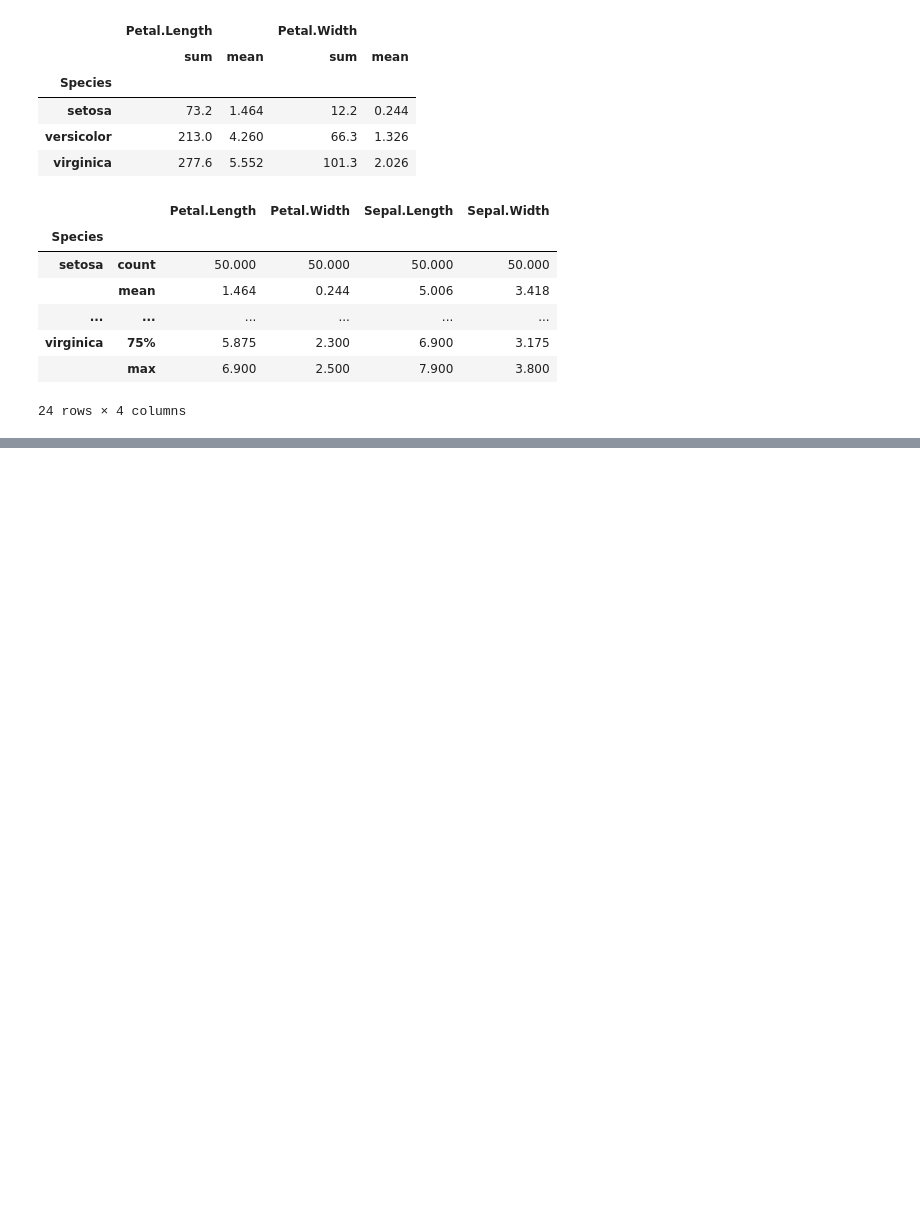
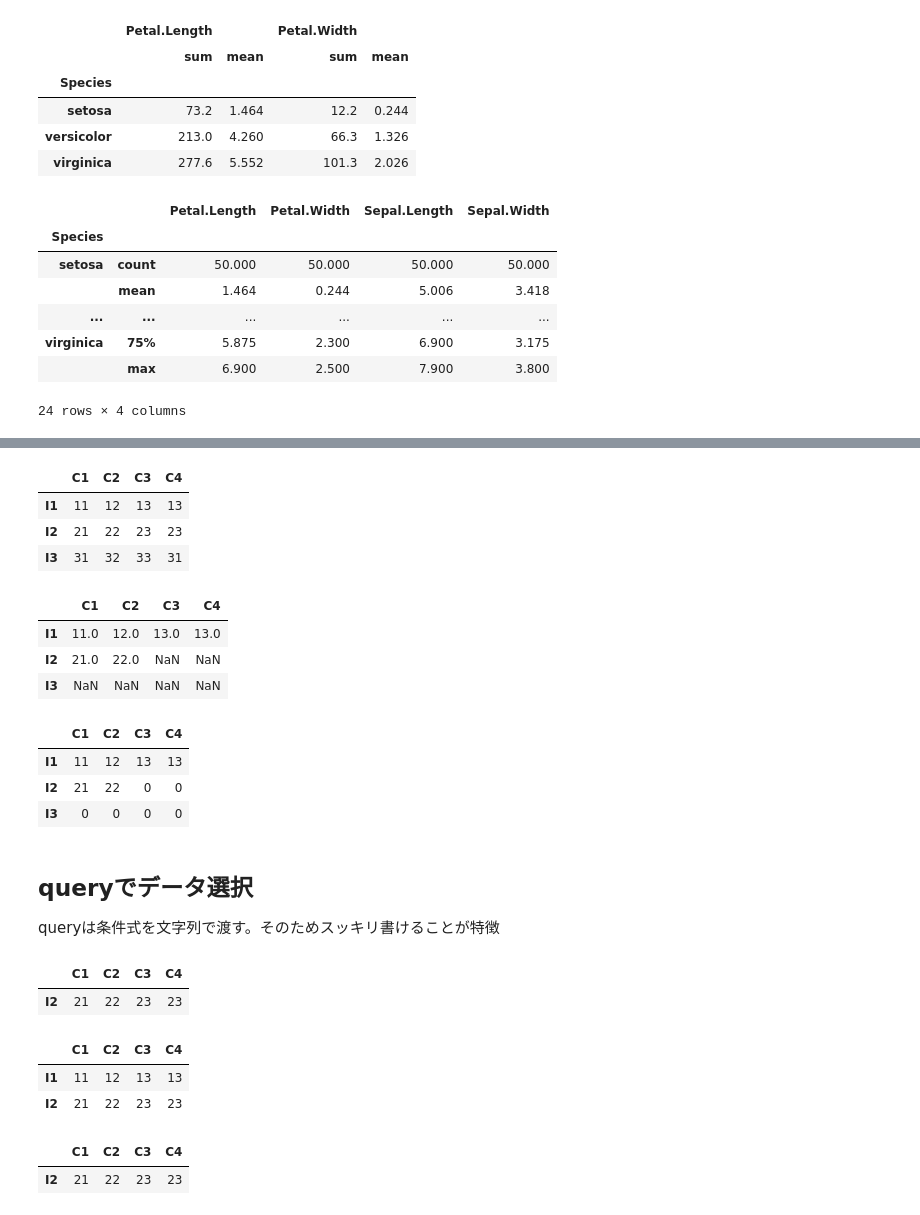
Before and after one commit to lyakaap/notebooks, a Jupyter notebook: MachineLearning/pandas_tutorial.ipynb, the cells around one changed output, grey strips where cells are left out. Cells and saved outputs as stored; diff of their text form; code cells hidden in the pictures; blank space fills up the shorter version.

```diff
--- a/MachineLearning/pandas_tutorial.ipynb
+++ b/MachineLearning/pandas_tutorial.ipynb
@@ -354,0 +433,47 @@ iris.groupby('Species').describe()
+# %%
+# where がことさら便利なのは以下のようなケース。
+# DataFrame に新しいカラムを作りたい。 (あるいは既存の列の値を置き換えたい)
+# 新しいカラムは、"C2" 列の値が 30を超える場合は "C1" 列の値を使う。
+# それ以外は "C3" 列の値を使う。
+# これが↓のコードだけで出来る。
+df1['C4'] = df1['C1'].where(df1['C2'] > 30, df1['C3'])
+df1
+# %% [output]
+|  | C1 | C2 | C3 | C4 |
+| I1 | 11 | 12 | 13 | 13 |
+| I2 | 21 | 22 | 23 | 23 |
+| I3 | 31 | 32 | 33 | 31 |
+# %%
+df1.mask(df1 > 22) # whereの逆
+# %% [output]
+|  | C1 | C2 | C3 | C4 |
+| I1 | 11.0 | 12.0 | 13.0 | 13.0 |
+| I2 | 21.0 | 22.0 | NaN | NaN |
+| I3 | NaN | NaN | NaN | NaN |
+# %%
+df1.mask(df1 > 22, 0)
+# %% [output]
+|  | C1 | C2 | C3 | C4 |
+| I1 | 11 | 12 | 13 | 13 |
+| I2 | 21 | 22 | 0 | 0 |
+| I3 | 0 | 0 | 0 | 0 |
+# %% [markdown]
+## queryでデータ選択
+queryは条件式を文字列で渡す。そのためスッキリ書けることが特徴
+# %%
+df1.query('C1 > 20 & C2 < 30')
+# %% [output]
+|  | C1 | C2 | C3 | C4 |
+| I2 | 21 | 22 | 23 | 23 |
+# %%
+df1.query('C1 in [11, 21]')
+# %% [output]
+|  | C1 | C2 | C3 | C4 |
+| I1 | 11 | 12 | 13 | 13 |
+| I2 | 21 | 22 | 23 | 23 |
+# %%
+x = np.sqrt(400) # 数式など、queryに含めることが出来ない式もあるので、その場合は変数に一回渡す
+df1.query('C1 > @x & C2 < 30')
+# %% [output]
+|  | C1 | C2 | C3 | C4 |
+| I2 | 21 | 22 | 23 | 23 |
```
Also changed, not shown: parts of 12 cells of this notebook.
